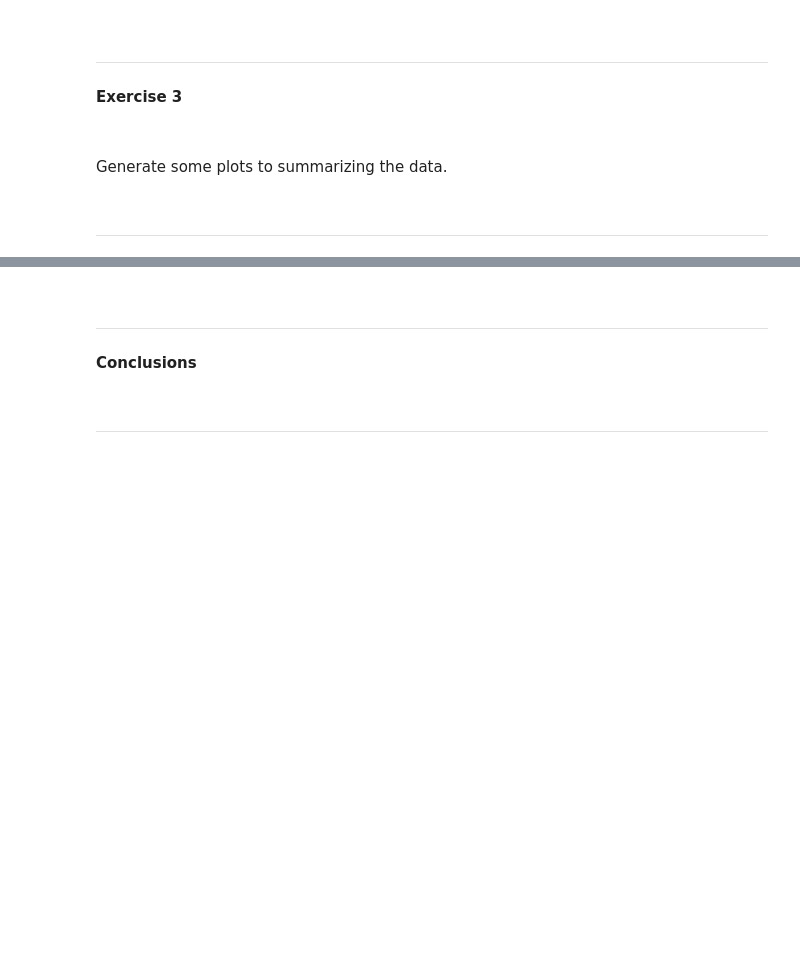
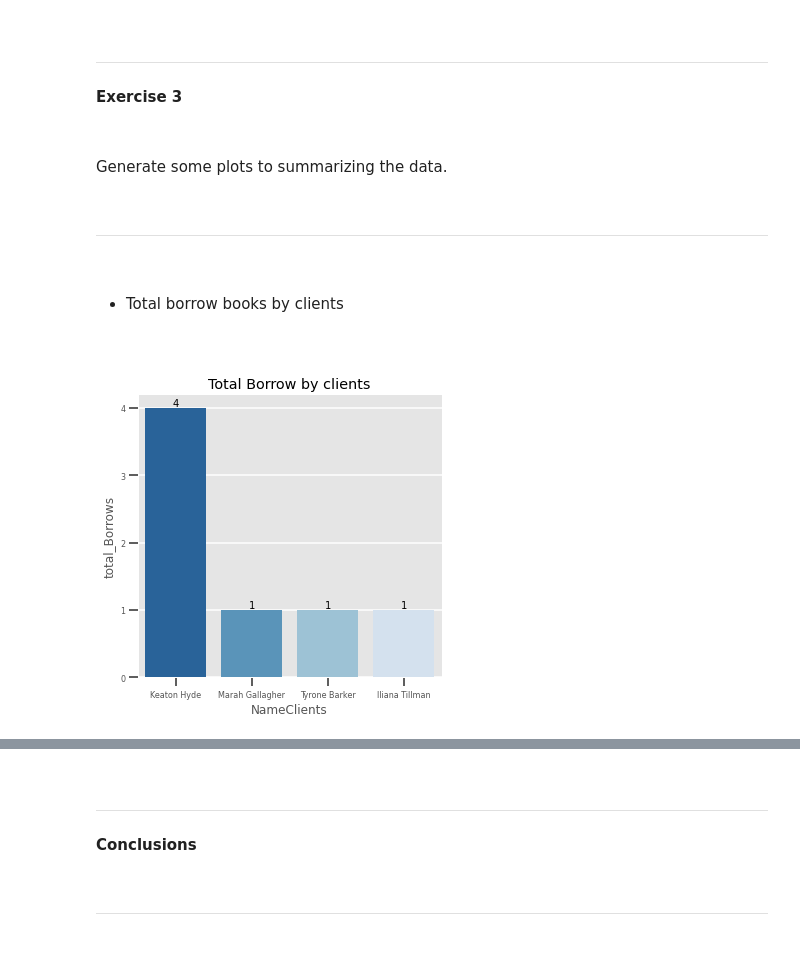
Before and after one commit to Pevicsanch/db_mySQL, a Jupyter notebook: s12_02_db_mysql.ipynb, the cells around one changed output, grey strips where cells are left out. Cells and saved outputs as stored; diff of their text form; code cells hidden in the pictures; blank space fills up the shorter version.

```diff
--- a/s12_02_db_mysql.ipynb
+++ b/s12_02_db_mysql.ipynb
@@ -394,3 +395,22 @@ Generate some plots to summarizing the data.
 
 $~$
 ___
+# %% [markdown]
+$~$
+
++ Total borrow books by clients
+
+$~$
+# %%
+sns.set_context("talk")
+plt.style.use('ggplot')
+fig, ax = plt.subplots(figsize =(5,5))
+sns.barplot(x="NameClients",y="total_Borrows", data=loans_by_clients, palette="Blues_r")
+ax.bar_label(ax.containers[0])
+plt.title("Total Borrow by clients")
+plt.xticks(fontsize=8)
+plt.yticks(fontsize=8)
+plt.tight_layout()
+plt.show()
+# %% [output]
+[figure, added]
```
Also changed, not shown: parts of 10 cells of this notebook, 2 other files.
